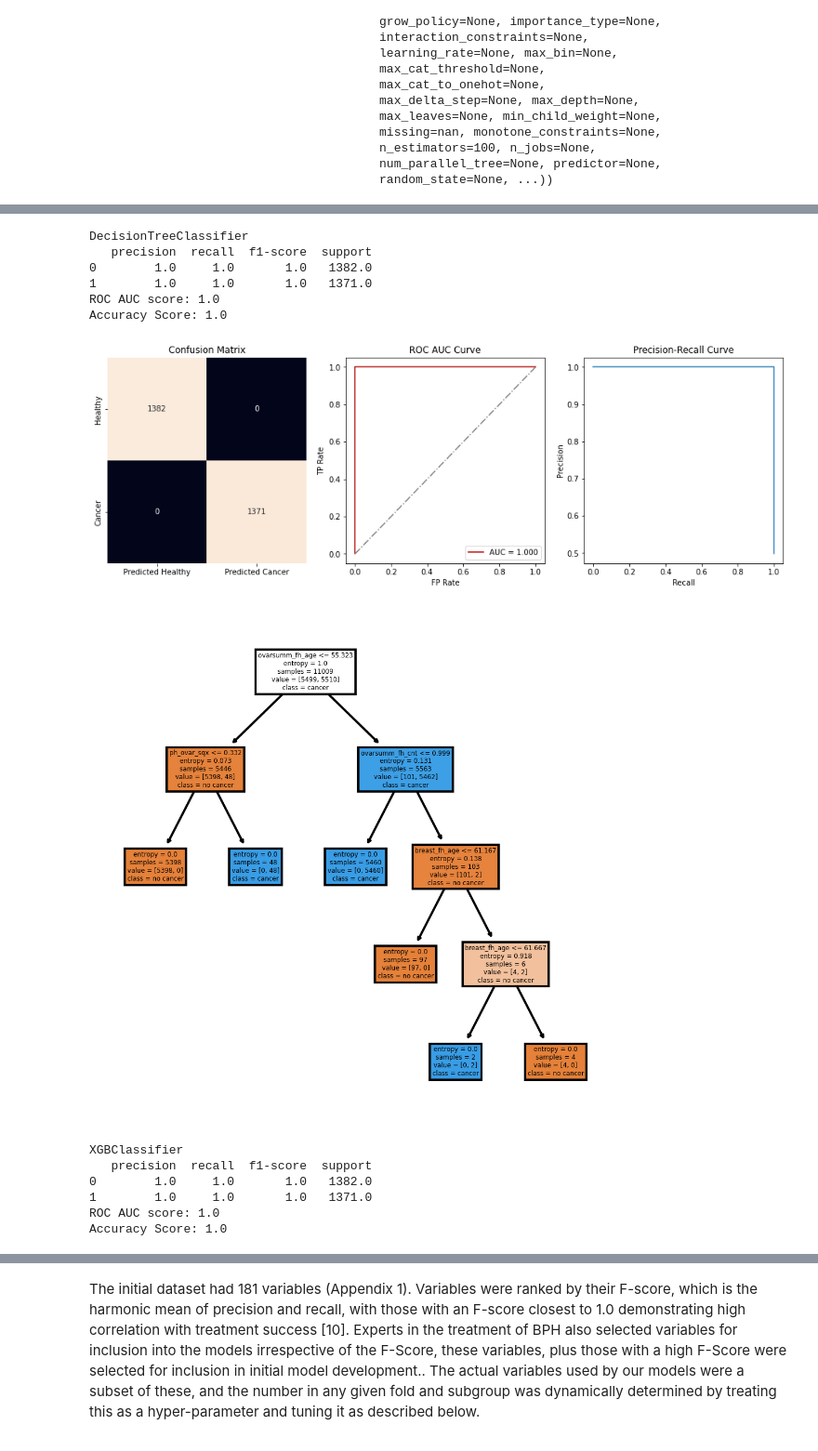
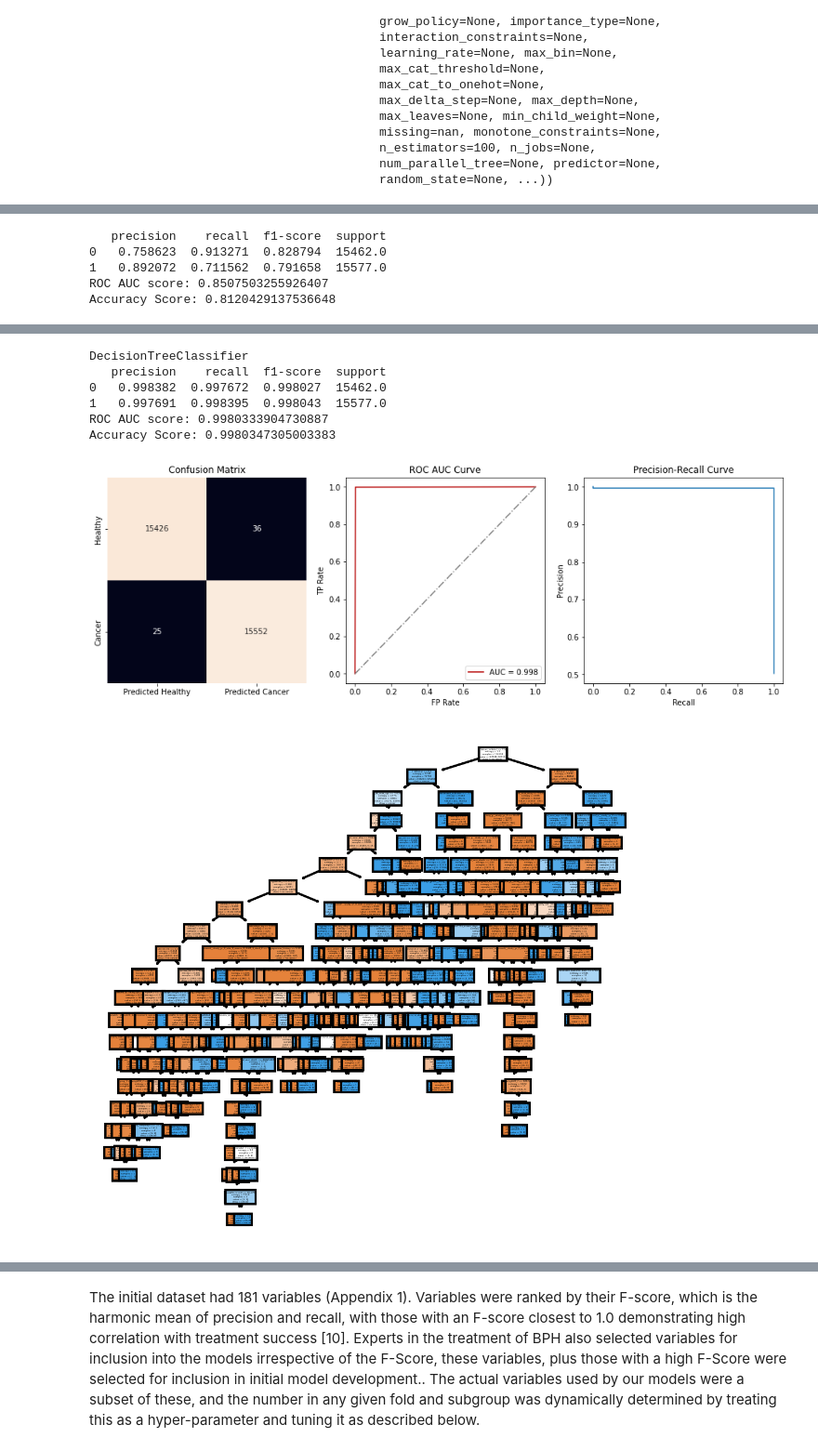
Before and after one commit to fedorenkood/ovarian_cancer_models, a Jupyter notebook: processing.ipynb, the cells around one changed output, grey strips where cells are left out. Shown at 93% size. Saved outputs shown, nothing was run; the diff lists cells and outputs as text; code cells hidden in the pictures.

Commit message:
missing values analysis

```diff
--- a/processing.ipynb
+++ b/processing.ipynb
@@ -259 +588,11 @@ merged_data_screen_abd
+# %%
+# Drop profy features
+proxy_features = [
+    # 'ph_ovar_muq', # Did the participant have a personal history of ovarian/ft/pt cancer prior to MUQ analysis entry?
+    'ovar_cancer_diagdays',
+    'fstcan_exitdays',
+    'ovar_exitdays'
+    ]
+personal_data_cancer = personal_data_cancer.drop(proxy_features, axis=1)
+personal_data_no_cancer = personal_data_no_cancer.drop(proxy_features, axis=1)
 # %%
@@ -292,14 +638,8 @@ Number of people with cancer who have records in all datasets: 6881
 # %% [markdown]
 ## Merging Datasets
 # %%
-# Drop features that are result of the cancer diagnosis
-# personal_data_cancer = personal_data_cancer.drop(personal_data_drop_features, axis=1)
-# personal_data_no_cancer = personal_data_no_cancer.drop(personal_data_drop_features, axis=1)
-# # Merge cancer patients dataset with screen dataset and see missing values
-# merged_data_cancer = personal_data_cancer.merge(merged_data_screen, on='plco_id', how='left')
-# merged_data_cancer = merged_data_cancer.merge(merged_data_screen_abd, on='plco_id', how='left')
-# merged_data_no_cancer = personal_data_no_cancer.merge(merged_data_screen, on='plco_id', how='left')
-# merged_data_no_cancer = merged_data_no_cancer.merge(merged_data_screen_abd, on='plco_id', how='left')
-# # Mean Impute before converting into new features
-# merged_data_cancer = mean_impute(merged_data_cancer, select_numeric_columns(merged_data_cancer))
-# merged_data_no_cancer = mean_impute(merged_data_no_cancer, select_numeric_columns(merged_data_no_cancer))
+# Merge cancer patients dataset with screen dataset and see missing values
+merged_data_cancer = personal_data_cancer.merge(merged_data_screen, on='plco_id', how='left')
+merged_data_cancer = merged_data_cancer.merge(merged_data_screen_abd, on='plco_id', how='left')
+merged_data_no_cancer = personal_data_no_cancer.merge(merged_data_screen, on='plco_id', how='left')
+merged_data_no_cancer = merged_data_no_cancer.merge(merged_data_screen_abd, on='plco_id', how='left')
@@ -306,6 +651,8 @@ Number of people with cancer who have records in all datasets: 6881
 # %%
 import time
 x = pd.concat([merged_data_cancer, merged_data_no_cancer], axis=0)
+# Mean Impute before converting into new features
+x = mean_impute(x, select_numeric_columns(x))
 y = x['ovar_cancer']
 x = x.drop(['ovar_cancer', 'plco_id'], axis=1)
 oversampling = SMOTE()
@@ -427,11 +787,11 @@ features_scores.to_csv('./feature_selection/all_features_new_cols__mean_imputed.
 # %%
+from sklearn.linear_model import LogisticRegression, LinearRegression
 classifiers = {
-    # 'LogisticRegression': LogisticRegression(C= 0.25, random_state= 0),
-    'GaussianNB': GaussianNB(var_smoothing= 1e-09),
+    'LogisticRegression': LogisticRegression(C= 0.25, random_state= 0),
+    # 'GaussianNB': GaussianNB(var_smoothing= 1e-09),
     'DecisionTreeClassifier': DecisionTreeClassifier(criterion= 'entropy', random_state= 0),
     # 'RandomForestClassifier': RandomForestClassifier(criterion= 'gini', n_estimators= 200, random_state= 0),
-    'XGBClassifier': XGBClassifier(eval_metric= 'error', learning_rate= 0.1),
-    # 'KNeighborsClassifier': KNeighborsClassifier(n_neighbors = 5, p = 2),
+    # 'XGBClassifier': XGBClassifier(eval_metric= 'error', learning_rate= 0.1)
 }
 from sklearn import tree
 
@@ -445,9 +805,9 @@ for classifier_type, classifier in classifiers.items():
         cn=['no cancer', 'cancer']
         fig, axes = plt.subplots(nrows = 1,ncols = 1,figsize = (4,4), dpi=300)
         tree.plot_tree(classifier,
-               feature_names = fn,
-               class_names=cn,
-               filled = True)
+            feature_names = fn,
+            class_names=cn,
+            filled = True)
         plt.show()
     auc_dict[classifier_type] = auc
     accuracy_dict[classifier_type] = accuracy
@@ -460,0 +823,5 @@ Accuracy Score: 0.8877588085724664
+   precision    recall  f1-score  support
+0   0.758623  0.913271  0.828794  15462.0
+1   0.892072  0.711562  0.791658  15577.0
+ROC AUC score: 0.8507503255926407
+Accuracy Score: 0.8120429137536648
@@ -462,14 +829,8 @@ Accuracy Score: 0.8877588085724664
-DecisionTreeClassifier
-   precision  recall  f1-score  support
-0        1.0     1.0       1.0   1382.0
-1        1.0     1.0       1.0   1371.0
-ROC AUC score: 1.0
-Accuracy Score: 1.0
+DecisionTreeClassifier
+   precision    recall  f1-score  support
+0   0.998382  0.997672  0.998027  15462.0
+1   0.997691  0.998395  0.998043  15577.0
+ROC AUC score: 0.9980333904730887
+Accuracy Score: 0.9980347305003383
 [figure]
-[figure, old version]
+[figure, new version]
-XGBClassifier
-   precision  recall  f1-score  support
-0        1.0     1.0       1.0   1382.0
-1        1.0     1.0       1.0   1371.0
-ROC AUC score: 1.0
-Accuracy Score: 1.0
```
Also changed, not shown: parts of 50 cells of this notebook, 1 other file.
